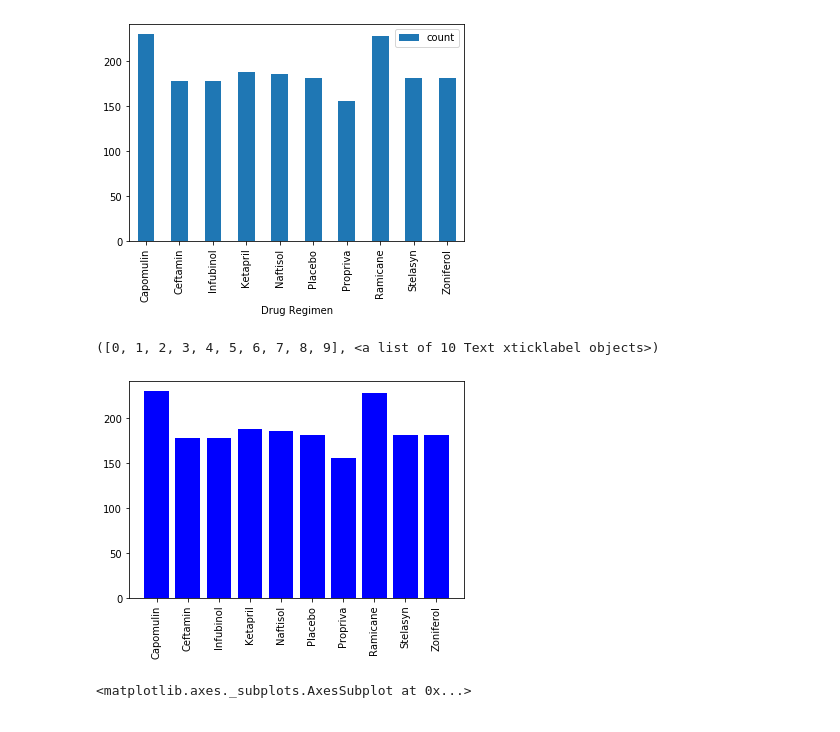
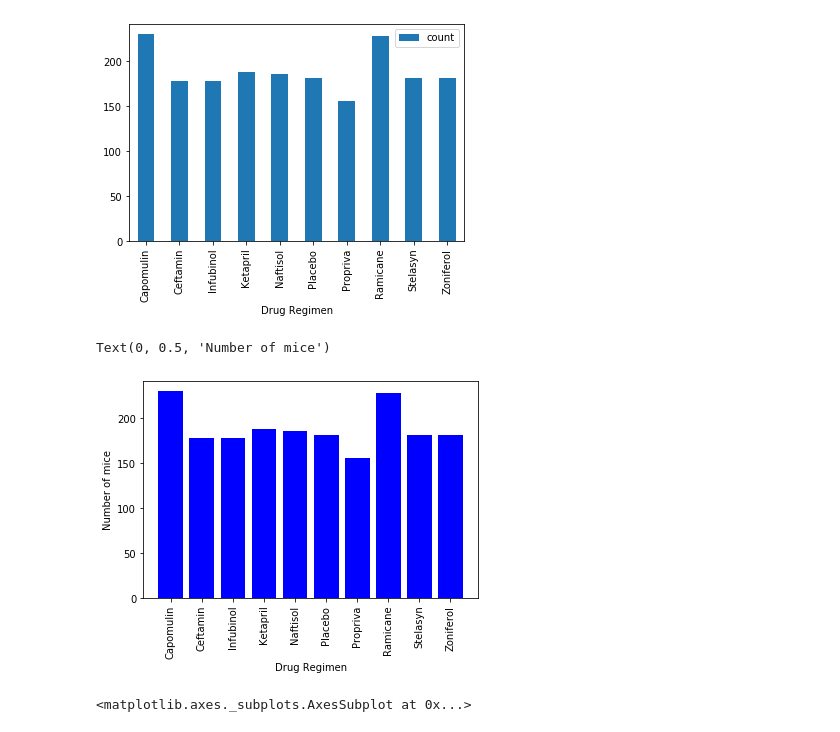
Before and after one commit to susovd/Matplotlib-Homework---the-power-of-the-plots, a Jupyter notebook: Pymaceuticals/pymaceuticals_Susov.ipynb, the cells around one changed output. Drawn from its saved outputs; the diff is of its cells as text; code cells hidden in the pictures.

```diff
--- a/Pymaceuticals/pymaceuticals_Susov.ipynb
+++ b/Pymaceuticals/pymaceuticals_Susov.ipynb
@@ -210,10 +202,12 @@ tumor_summary_data.plot("Drug Regimen", "count", kind = "bar" ) #https://stackov
 # %%
 # Generate a bar plot showing the total number of mice for each treatment throughout the course of the study using pyplot.
 plt.bar(tumor_summary_data["Drug Regimen"], tumor_summary_data["count"], color = "b", align = "center")
 plt.xticks(rotation = "vertical")
+plt.xlabel("Drug Regimen")
+plt.ylabel("Number of mice")
 # %% [output]
-([0, 1, 2, 3, 4, 5, 6, 7, 8, 9], <a list of 10 Text xticklabel objects>)
+Text(0, 0.5, 'Number of mice')
-[figure, old version]
+[figure, new version]
 # %%
 # Generate a pie plot showing the distribution of female versus male mice using pandas
 clean_df["Sex"].value_counts().plot(kind = "pie") #https://stackoverflow.com/questions/38337918/plot-pie-chart-and-table-of-pandas-dataframe
```
Also changed, not shown: parts of 13 cells of this notebook.
